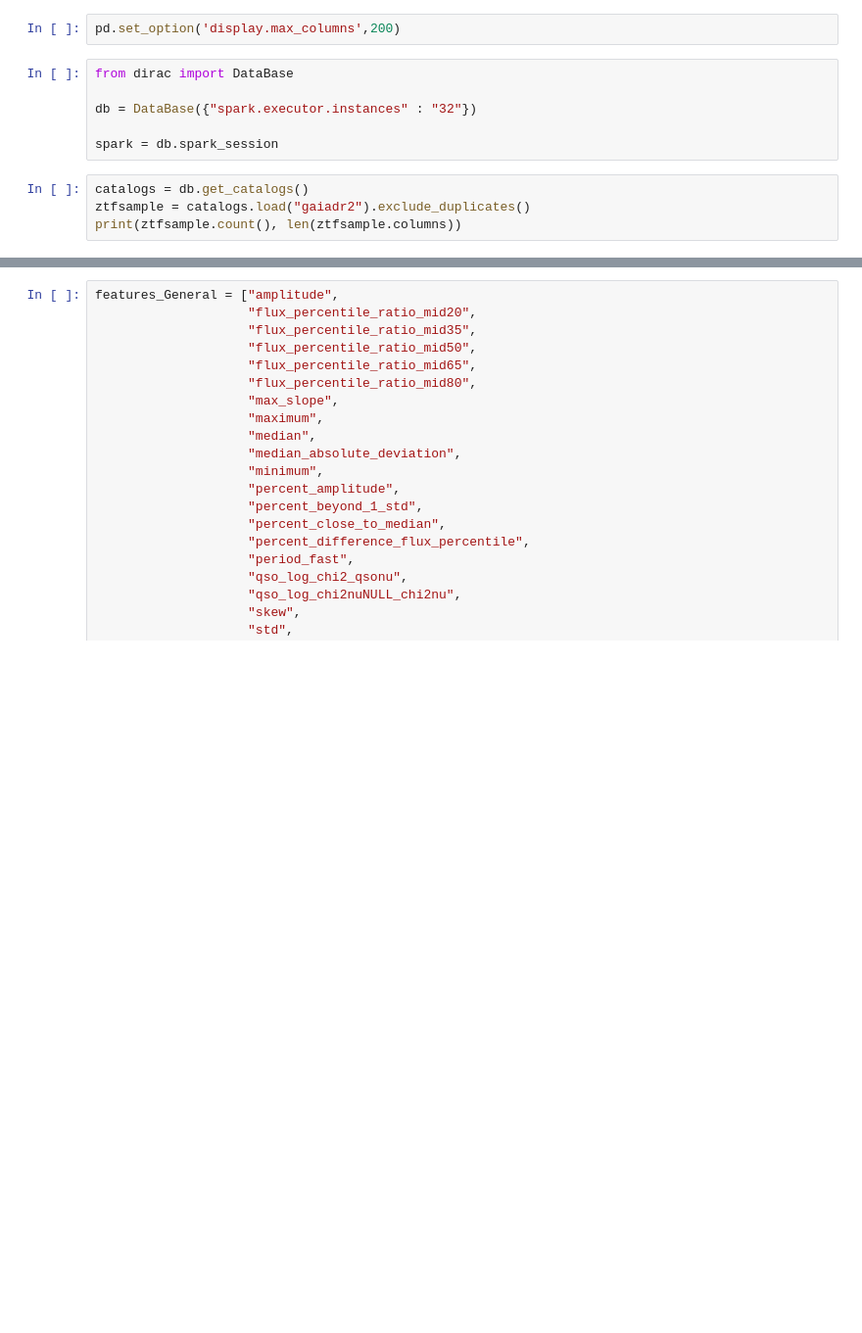
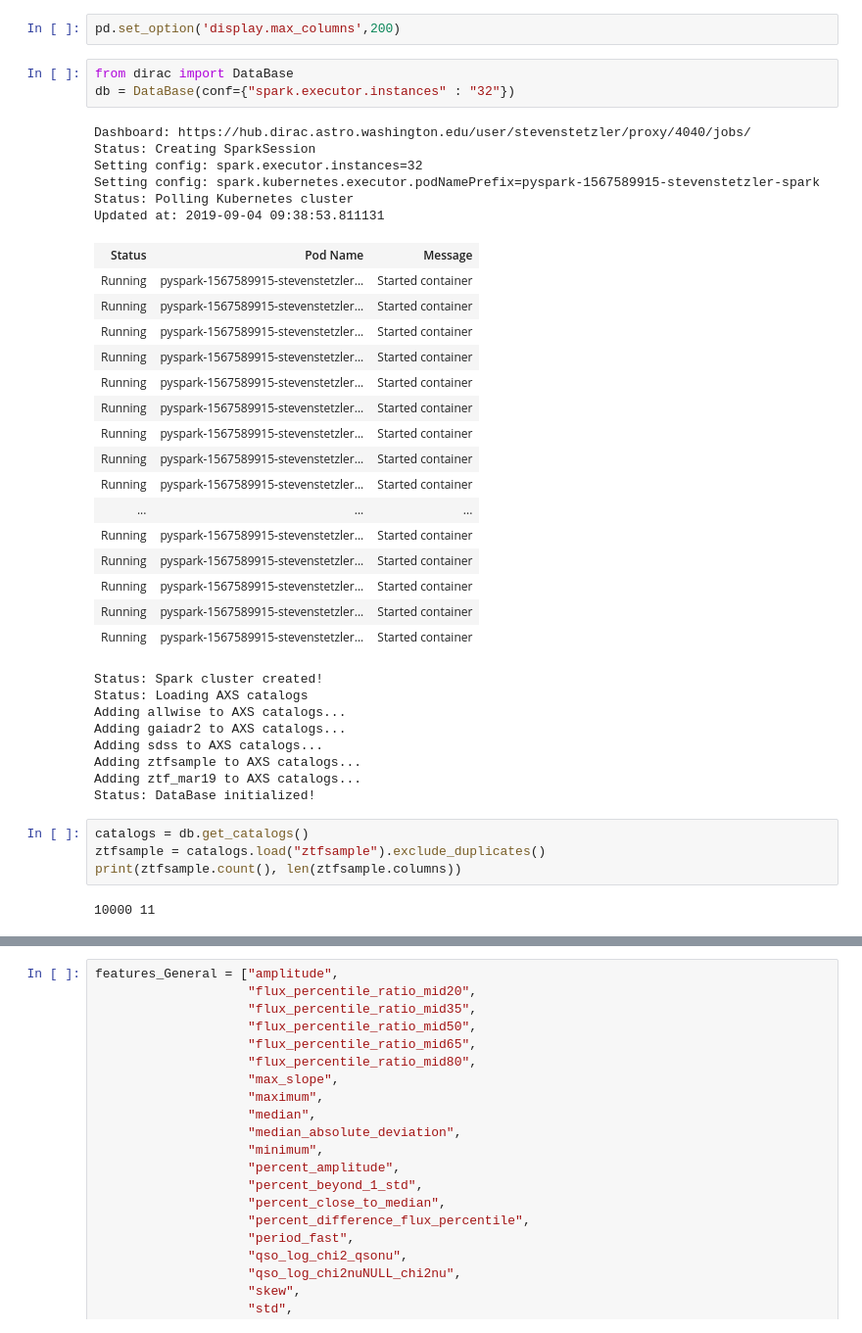
Before and after one commit to astronomy-commons/tutorials, a Jupyter notebook: catalogs/Cesium_Features.ipynb, the cells around one changed output, grey strips where cells are left out. Shown: that part at 98% size. Saved outputs shown, nothing was run; the diff lists cells and outputs as text; blank space fills up the shorter version.

Commit message:
Update Cesium and cleanup names

```diff
--- a/catalogs/Cesium_Features.ipynb
+++ b/catalogs/Cesium_Features.ipynb
@@ -37,13 +37,43 @@ warnings.filterwarnings('ignore')
 pd.set_option('display.max_columns',200)
 # %%
 from dirac import DataBase
-
-db = DataBase({"spark.executor.instances" : "32"})
-
-spark = db.spark_session
+db = DataBase(conf={"spark.executor.instances" : "32"})
+# %% [output]
+Dashboard: https://hub.dirac.astro.washington.edu/user/stevenstetzler/proxy/4040/jobs/
+Status: Creating SparkSession
+Setting config: spark.executor.instances=32
+Setting config: spark.kubernetes.executor.podNamePrefix=pyspark-1567589915-stevenstetzler-spark
+Status: Polling Kubernetes cluster
+Updated at: 2019-09-04 09:38:53.811131
+| Status | Pod Name | Message |
+| Running | pyspark-1567589915-stevenstetzler... | Started container |
+| Running | pyspark-1567589915-stevenstetzler... | Started container |
+| Running | pyspark-1567589915-stevenstetzler... | Started container |
+| Running | pyspark-1567589915-stevenstetzler... | Started container |
+| Running | pyspark-1567589915-stevenstetzler... | Started container |
+| Running | pyspark-1567589915-stevenstetzler... | Started container |
+| Running | pyspark-1567589915-stevenstetzler... | Started container |
+| Running | pyspark-1567589915-stevenstetzler... | Started container |
+| Running | pyspark-1567589915-stevenstetzler... | Started container |
+| ... | ... | ... |
+| Running | pyspark-1567589915-stevenstetzler... | Started container |
+| Running | pyspark-1567589915-stevenstetzler... | Started container |
+| Running | pyspark-1567589915-stevenstetzler... | Started container |
+| Running | pyspark-1567589915-stevenstetzler... | Started container |
+| Running | pyspark-1567589915-stevenstetzler... | Started container |
+Status: Spark cluster created!
+Status: Loading AXS catalogs
+Adding allwise to AXS catalogs...
+Adding gaiadr2 to AXS catalogs...
+Adding sdss to AXS catalogs...
+Adding ztfsample to AXS catalogs...
+Adding ztf_mar19 to AXS catalogs...
+Status: DataBase initialized!
 # %%
 catalogs = db.get_catalogs()
-ztfsample = catalogs.load("gaiadr2").exclude_duplicates()
+ztfsample = catalogs.load("ztfsample").exclude_duplicates()
 print(ztfsample.count(), len(ztfsample.columns))
+# %% [output]
+10000 11
 # %%
 ztfsample.limit(5).toPandas()
```
Also changed, not shown: parts of 5 cells of this notebook.
